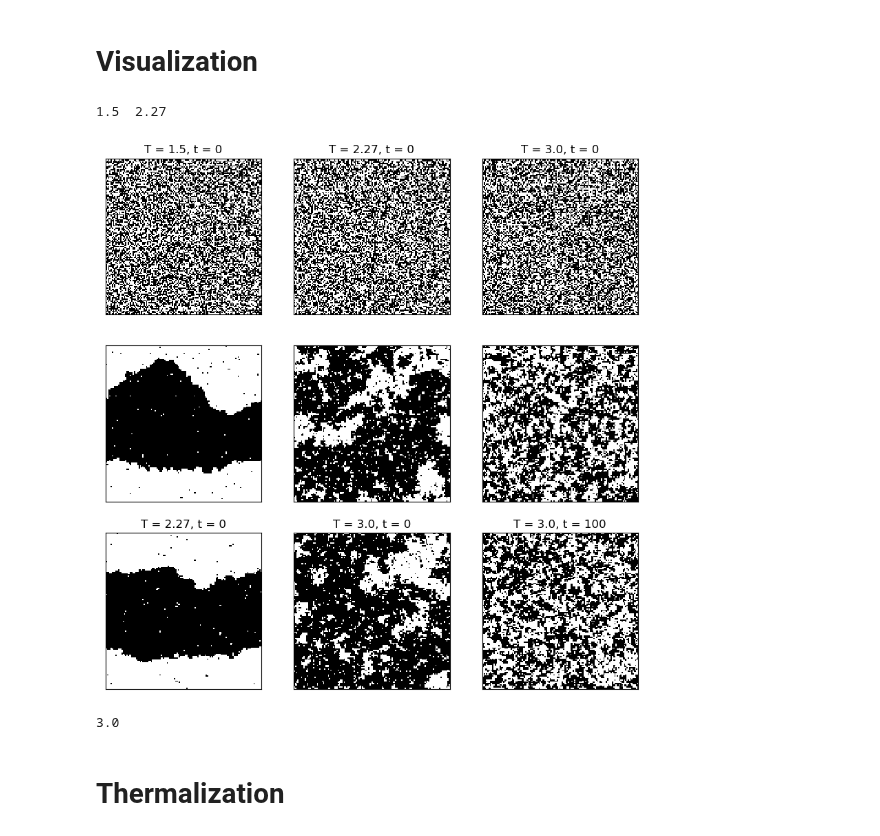
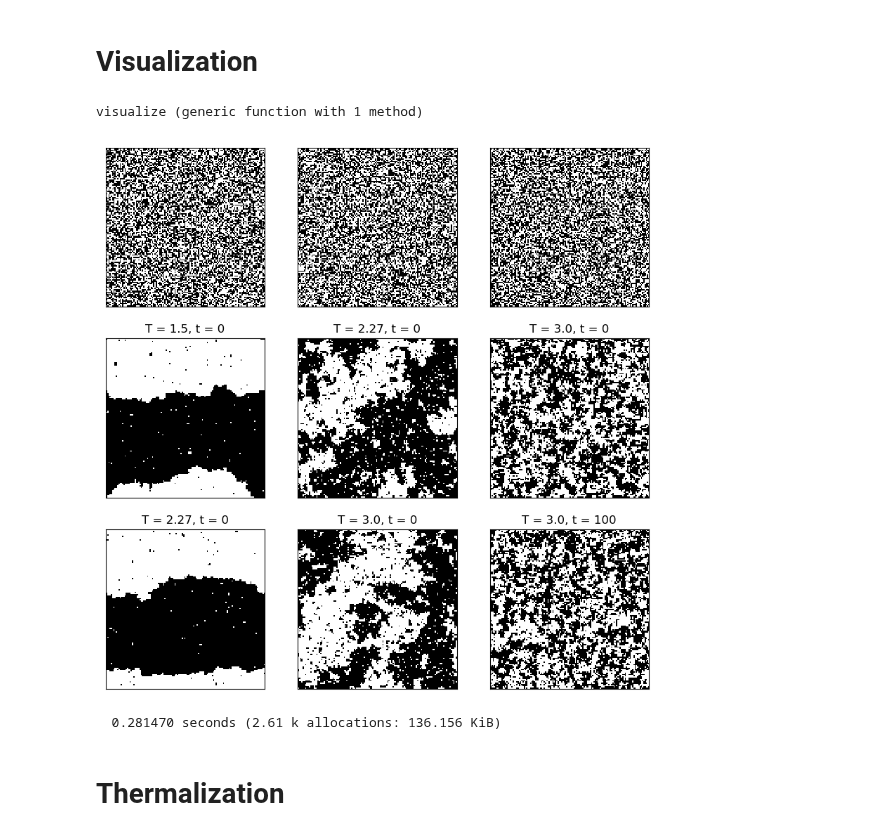
Before and after one commit to bkjhun/ising_2d_julia, a Jupyter notebook: ising_2d.ipynb, the cells around one changed output. Cells and saved outputs as stored; diff of their text form; code cells hidden in the pictures.

```diff
--- a/ising_2d.ipynb
+++ b/ising_2d.ipynb
@@ -44,7 +44,6 @@ function visualize()
         time = 0
 
         Temperature = vec_Temperature[index_Temperature]
-        print(Temperature, "  ")
 
         title("T = $Temperature, t = $time")
         subplot(3, 3, 0+index_Temperature)
@@ -69,11 +68,13 @@ function visualize()
         yticks([])
     end
 end
-visualize()
 # %% [output]
-1.5  2.27
+visualize (generic function with 1 method)
-[figure, removed]
-3.0
+# %%
+@time visualize()
+# %% [output]
+[figure, added]
+  0.281470 seconds (2.61 k allocations: 136.156 KiB)
 # %% [markdown]
 # Thermalization
 # %%
```
Also changed, not shown: parts of 12 cells of this notebook, 19 other files.
